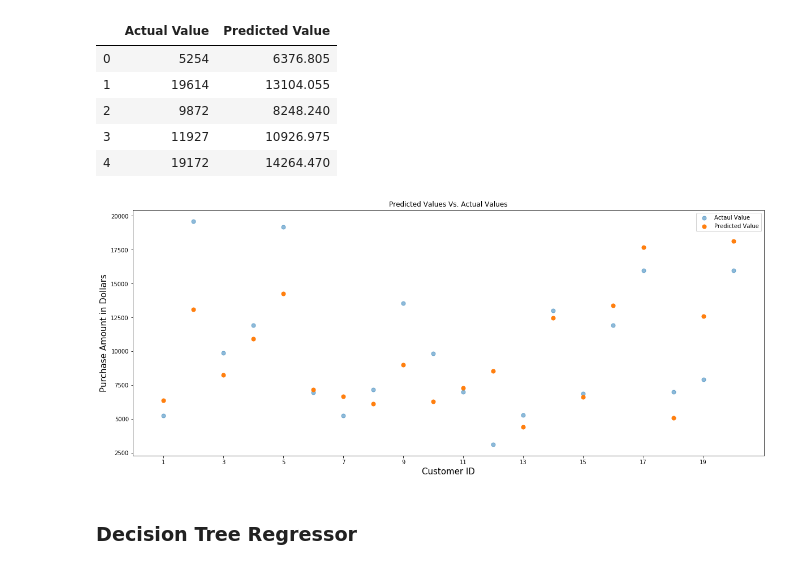
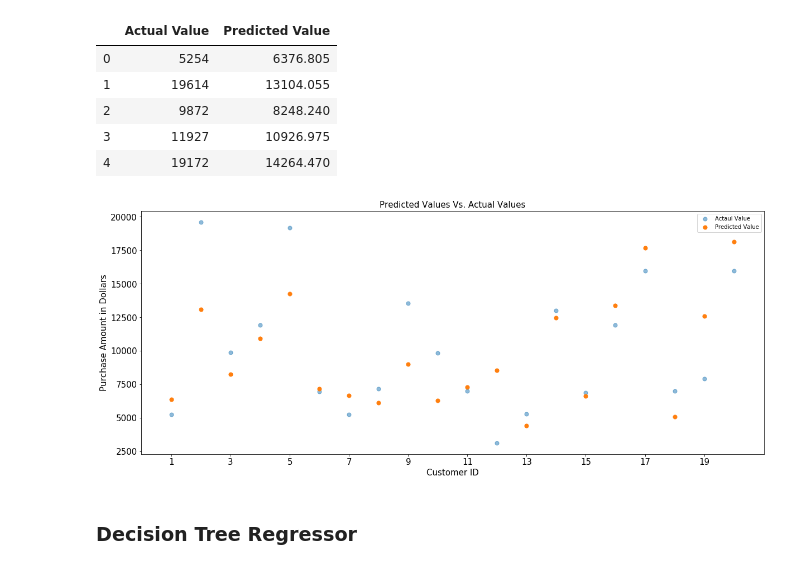
Before and after one commit to joseh4/Predicting_Black_Friday_Shopping_Purcahses, a Jupyter notebook: modeling_with_PCA_and_scaling.ipynb, the cells around one changed output. Saved outputs shown, nothing was run; the diff lists cells and outputs as text; code cells hidden in the pictures.

Commit message:
created scatterplot

```diff
--- a/modeling_with_PCA_and_scaling.ipynb
+++ b/modeling_with_PCA_and_scaling.ipynb
@@ -353,15 +353,16 @@ combined_df.head()
 # %%
 plt.figure(figsize = (20,8))
 plt.scatter(y = combined_df['Actual Value'][:20], x = range(1,21), alpha = 0.5, s = 50, label='Actaul Value')
 plt.scatter(y = combimed_df['Predicted Value'][:20], x = range(1,21), s = 50, label = 'Predicted Value')
-plt.xticks(range(1,21,2))
+plt.xticks(range(1,21,2), fontsize = 15)
+plt.yticks(fontsize = 15)
 plt.xlabel('Customer ID', fontsize = 15)
 plt.ylabel('Purchase Amount in Dollars', fontsize = 15)
-plt.title('Predicted Values Vs. Actual Values')
+plt.title('Predicted Values Vs. Actual Values',fontsize = 15)
 plt.legend()
 plt.show()
 # %% [output]
-[figure, old version]
+[figure, new version]
 # %% [markdown]
 ### Decision Tree Regressor
 # %%
```
Also changed, not shown: parts of 1 cell of this notebook.
